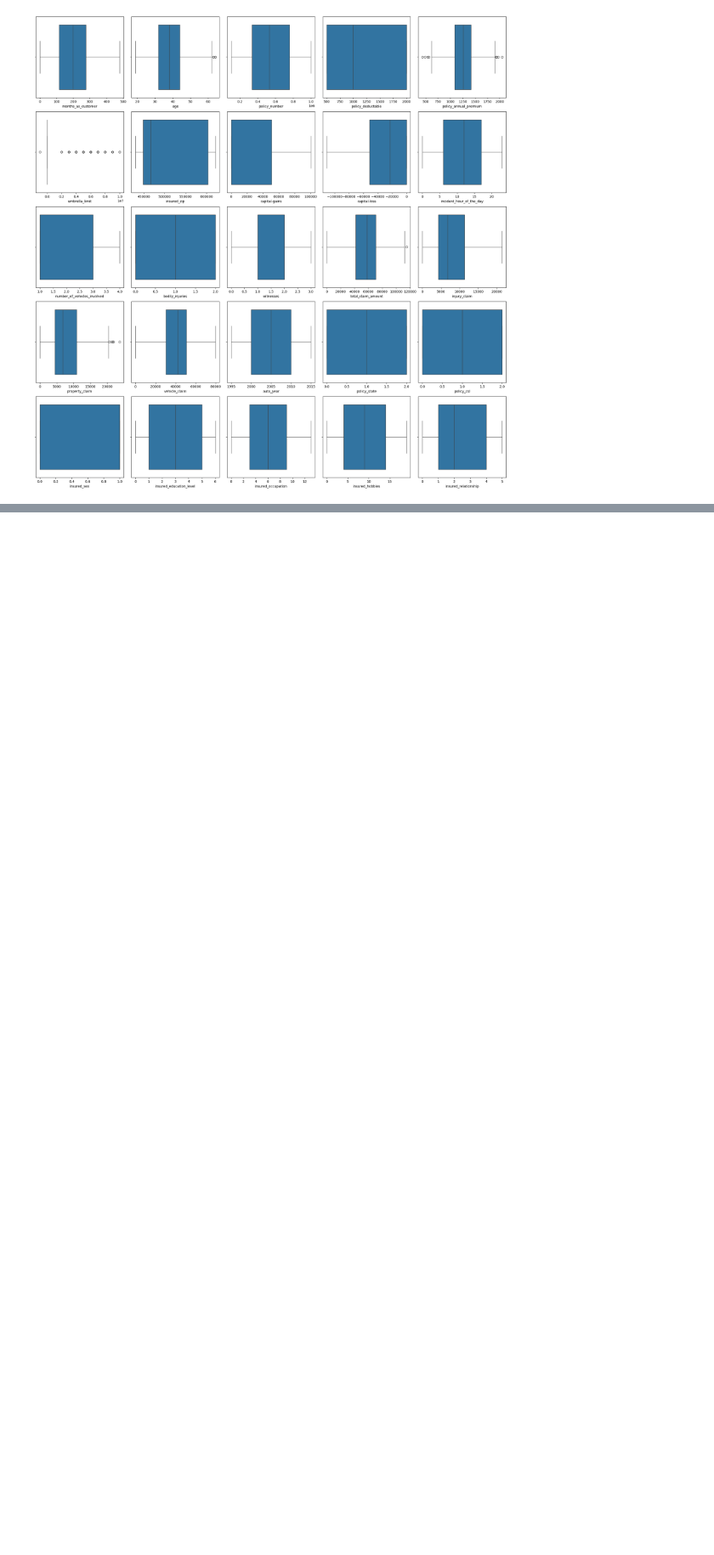
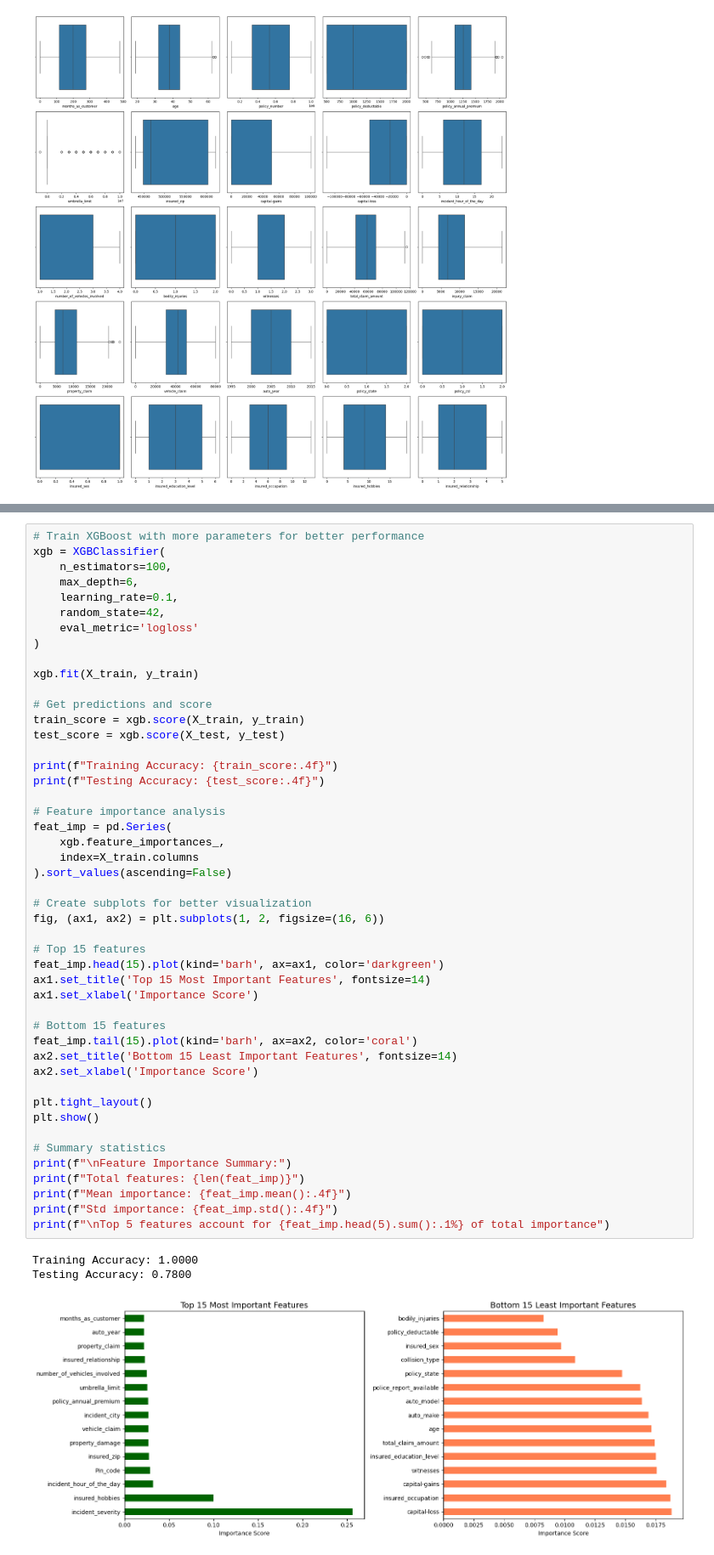
Before and after one commit to vipdurgade/Auto_Fraud_Detection, a Jupyter notebook: notebook.ipynb, the cells around one changed output, grey strips where cells are left out. Shown at 85% size. Cells and saved outputs as stored; diff of their text form; blank space fills up the shorter version.

```diff
--- a/notebook.ipynb
+++ b/notebook.ipynb
@@ -270,0 +358,51 @@ plt.show()
+# %%
+# Train XGBoost with more parameters for better performance
+xgb = XGBClassifier(
+    n_estimators=100,
+    max_depth=6,
+    learning_rate=0.1,
+    random_state=42,
+    eval_metric='logloss'
+)
+
+xgb.fit(X_train, y_train)
+
+# Get predictions and score
+train_score = xgb.score(X_train, y_train)
+test_score = xgb.score(X_test, y_test)
+
+print(f"Training Accuracy: {train_score:.4f}")
+print(f"Testing Accuracy: {test_score:.4f}")
+
+# Feature importance analysis
+feat_imp = pd.Series(
+    xgb.feature_importances_,
+    index=X_train.columns
+).sort_values(ascending=False)
+
+# Create subplots for better visualization
+fig, (ax1, ax2) = plt.subplots(1, 2, figsize=(16, 6))
+
+# Top 15 features
+feat_imp.head(15).plot(kind='barh', ax=ax1, color='darkgreen')
+ax1.set_title('Top 15 Most Important Features', fontsize=14)
+ax1.set_xlabel('Importance Score')
+
+# Bottom 15 features
+feat_imp.tail(15).plot(kind='barh', ax=ax2, color='coral')
+ax2.set_title('Bottom 15 Least Important Features', fontsize=14)
+ax2.set_xlabel('Importance Score')
+
+plt.tight_layout()
+plt.show()
+
+# Summary statistics
+print(f"\nFeature Importance Summary:")
+print(f"Total features: {len(feat_imp)}")
+print(f"Mean importance: {feat_imp.mean():.4f}")
+print(f"Std importance: {feat_imp.std():.4f}")
+print(f"\nTop 5 features account for {feat_imp.head(5).sum():.1%} of total importance")
+# %% [output]
+Training Accuracy: 1.0000
+Testing Accuracy: 0.7800
+[figure, added]
```
Also changed, not shown: parts of 19 cells of this notebook, 1 other file.
